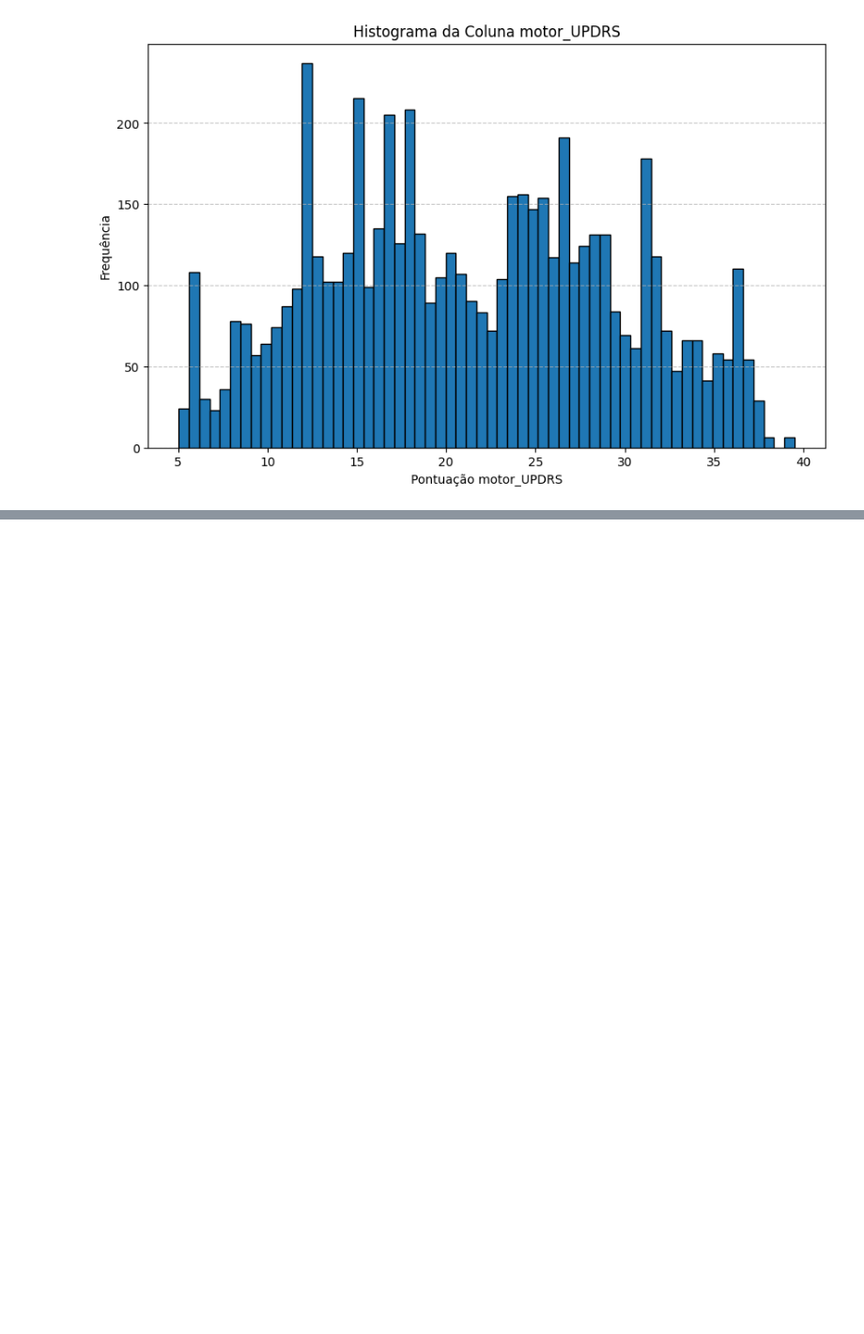
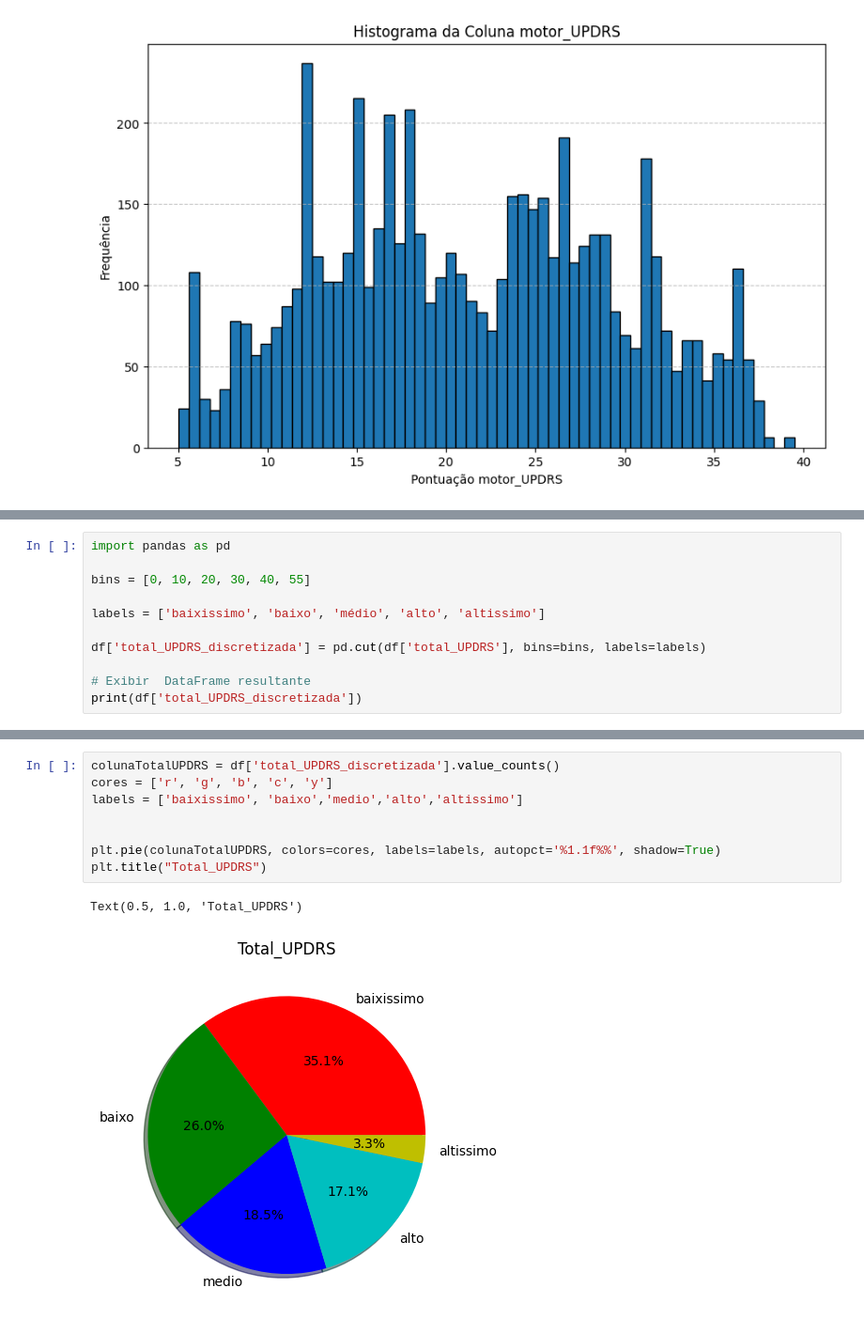
Before and after one commit to KacioSilva/ProjetoAM, a Jupyter notebook: Prova_AM.ipynb, the cells around one changed output, grey strips where cells are left out. Shown at 94% size. Cells and saved outputs as stored; diff of their text form; blank space fills up the shorter version.

```diff
--- a/Prova_AM.ipynb
+++ b/Prova_AM.ipynb
@@ -191,0 +225,11 @@ plt.show()
+# %%
+import pandas as pd
+
+bins = [0, 10, 20, 30, 40, 55]
+
+labels = ['baixissimo', 'baixo', 'médio', 'alto', 'altissimo']
+
+df['total_UPDRS_discretizada'] = pd.cut(df['total_UPDRS'], bins=bins, labels=labels)
+
+# Exibir  DataFrame resultante
+print(df['total_UPDRS_discretizada'])
@@ -191,0 +250,11 @@ plt.show()
+# %%
+colunaTotalUPDRS = df['total_UPDRS_discretizada'].value_counts()
+cores = ['r', 'g', 'b', 'c', 'y']
+labels = ['baixissimo', 'baixo','medio','alto','altissimo']
+
+
+plt.pie(colunaTotalUPDRS, colors=cores, labels=labels, autopct='%1.1f%%', shadow=True)
+plt.title("Total_UPDRS")
+# %% [output]
+Text(0.5, 1.0, 'Total_UPDRS')
+[figure, added]
```
Also changed, not shown: parts of 7 cells of this notebook.
